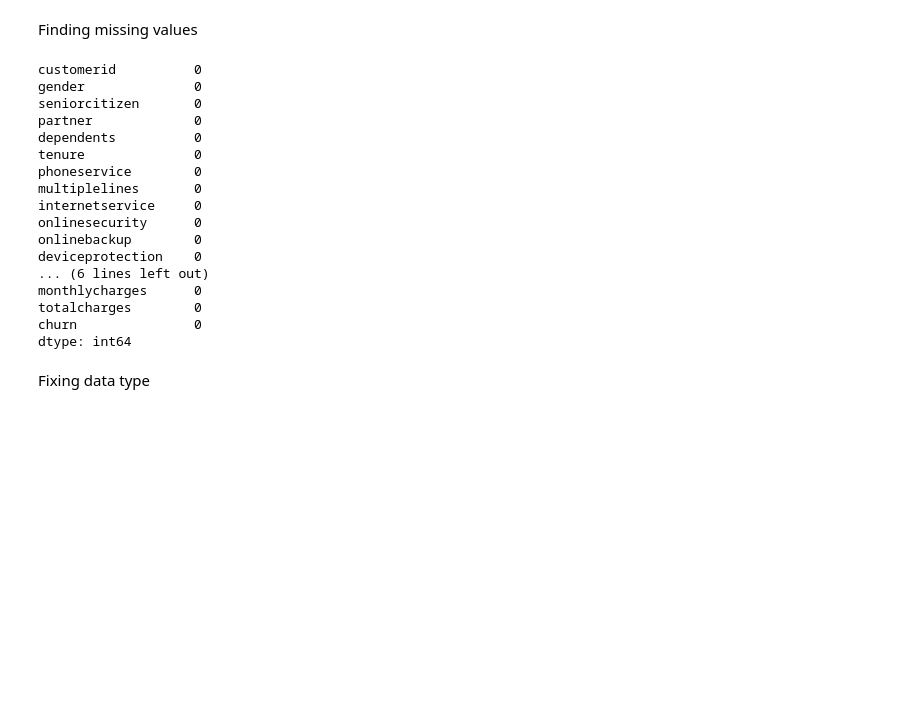
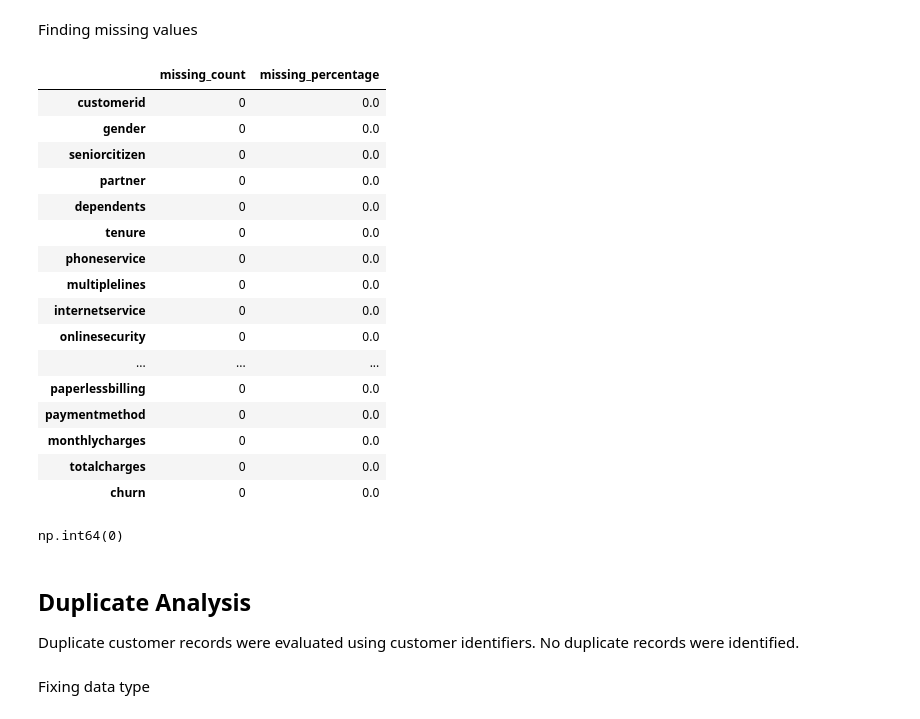
Before and after one commit to Mustak-Eman/telco-customer-churn-analysis, a Jupyter notebook: notebooks/02_data_cleaning.ipynb, the cells around one changed output. Saved outputs shown, nothing was run; the diff lists cells and outputs as text; code cells hidden in the pictures; blank space fills up the shorter version.

Commit message:
feat: complete data cleaning and feature engineering

```diff
--- a/notebooks/02_data_cleaning.ipynb
+++ b/notebooks/02_data_cleaning.ipynb
@@ -49,25 +71,42 @@ Index(['customerid', 'gender', 'seniorcitizen', 'partner', 'dependents',
 # %% [markdown]
 Finding missing values
 # %%
-telco_churn.isna().sum().sort_values(ascending = False)
+missing_summary = pd.DataFrame({
+    "missing_count": telco_churn.isna().sum(),
+    "missing_percentage":
+        (telco_churn.isna().mean()*100).round(2)
+})
+
+missing_summary.sort_values(
+    "missing_percentage",
+    ascending=False
+)
 # %% [output]
-customerid          0
-gender              0
-seniorcitizen       0
-partner             0
-dependents          0
-tenure              0
-phoneservice        0
-multiplelines       0
-internetservice     0
-onlinesecurity      0
-onlinebackup        0
-deviceprotection    0
-... (6 lines left out)
-monthlycharges      0
-totalcharges        0
-churn               0
-dtype: int64
+|  | missing_count | missing_percentage |
+| customerid | 0 | 0.0 |
+| gender | 0 | 0.0 |
+| seniorcitizen | 0 | 0.0 |
+| partner | 0 | 0.0 |
+| dependents | 0 | 0.0 |
+| tenure | 0 | 0.0 |
+| phoneservice | 0 | 0.0 |
+| multiplelines | 0 | 0.0 |
+| internetservice | 0 | 0.0 |
+| onlinesecurity | 0 | 0.0 |
+| ... | ... | ... |
+| paperlessbilling | 0 | 0.0 |
+| paymentmethod | 0 | 0.0 |
+| monthlycharges | 0 | 0.0 |
+| totalcharges | 0 | 0.0 |
+| churn | 0 | 0.0 |
+# %%
+telco_churn.duplicated().sum()
+# %% [output]
+np.int64(0)
+# %% [markdown]
+## Duplicate Analysis
+
+Duplicate customer records were evaluated using customer identifiers. No duplicate records were identified.
 # %% [markdown]
 Fixing data type
 # %%
```
Also changed, not shown: parts of 16 cells of this notebook, 2 other files.
